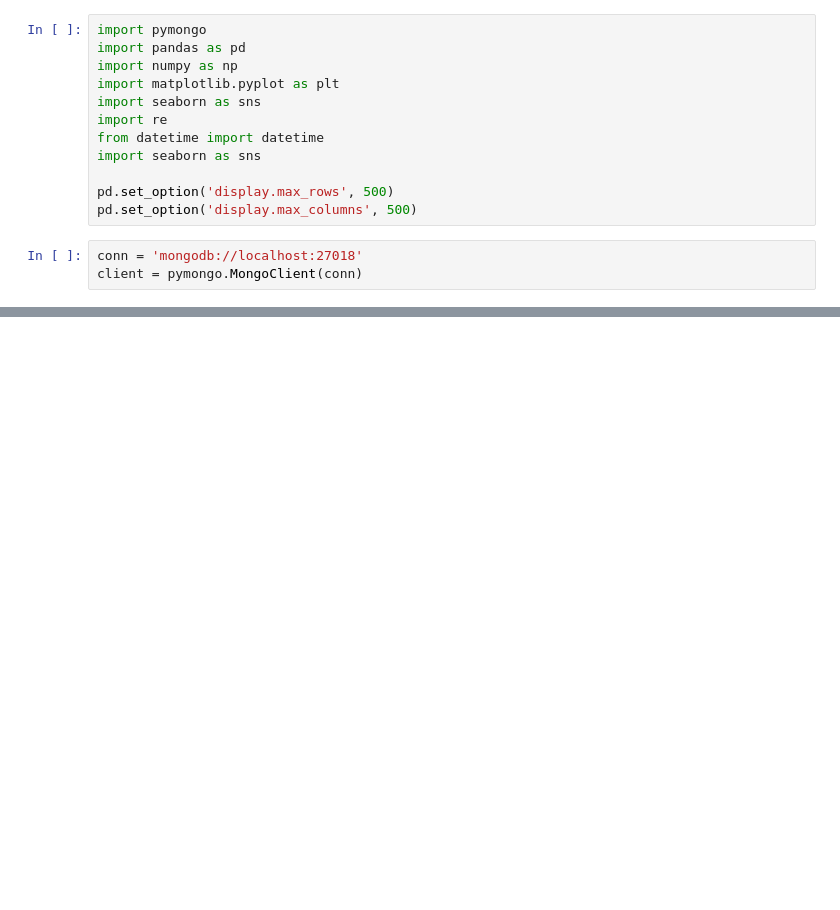
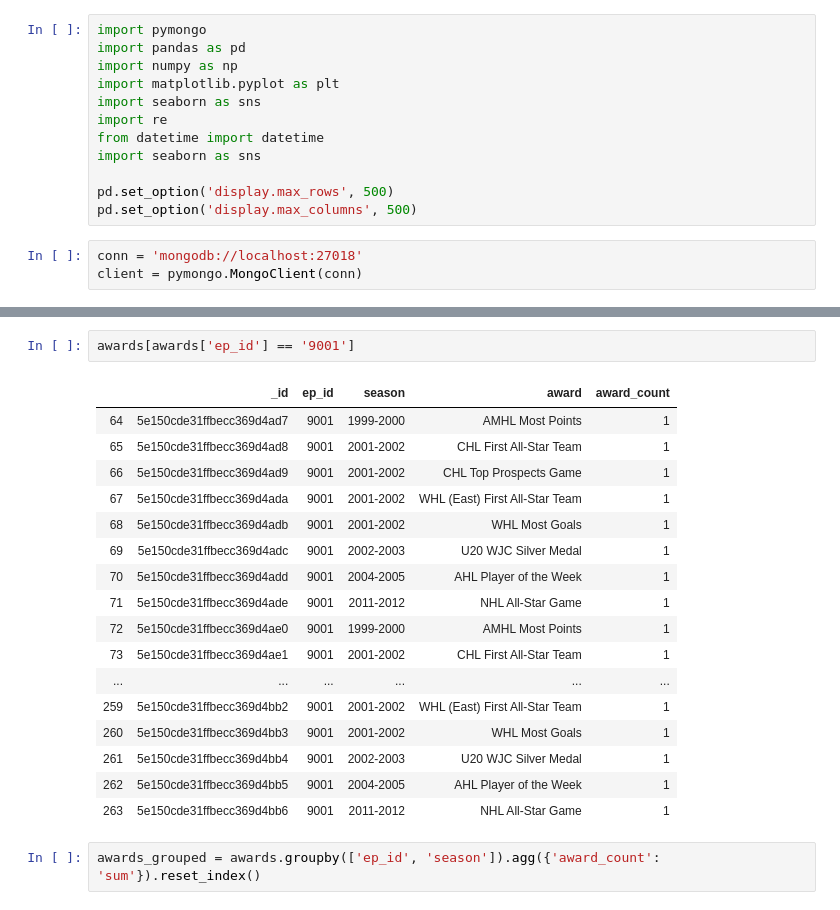
Before and after one commit to TomCallegari/ScoutingWithAI, a Jupyter notebook: Notebooks/Exploratory.ipynb, the cells around one changed output, grey strips where cells are left out. Cells and saved outputs as stored; diff of their text form; blank space fills up the shorter version.

```diff
--- a/Notebooks/Exploratory.ipynb
+++ b/Notebooks/Exploratory.ipynb
@@ -48,0 +51,22 @@ players[players['ep_id'] == '9001']
+# %%
+awards[awards['ep_id'] == '9001']
+# %% [output]
+|  | _id | ep_id | season | award | award_count |
+| 64 | 5e150cde31ffbecc369d4ad7 | 9001 | 1999-2000 | AMHL Most Points | 1 |
+| 65 | 5e150cde31ffbecc369d4ad8 | 9001 | 2001-2002 | CHL First All-Star Team | 1 |
+| 66 | 5e150cde31ffbecc369d4ad9 | 9001 | 2001-2002 | CHL Top Prospects Game | 1 |
+| 67 | 5e150cde31ffbecc369d4ada | 9001 | 2001-2002 | WHL (East) First All-Star Team | 1 |
+| 68 | 5e150cde31ffbecc369d4adb | 9001 | 2001-2002 | WHL Most Goals | 1 |
+| 69 | 5e150cde31ffbecc369d4adc | 9001 | 2002-2003 | U20 WJC Silver Medal | 1 |
+| 70 | 5e150cde31ffbecc369d4add | 9001 | 2004-2005 | AHL Player of the Week | 1 |
+| 71 | 5e150cde31ffbecc369d4ade | 9001 | 2011-2012 | NHL All-Star Game | 1 |
+| 72 | 5e150cde31ffbecc369d4ae0 | 9001 | 1999-2000 | AMHL Most Points | 1 |
+| 73 | 5e150cde31ffbecc369d4ae1 | 9001 | 2001-2002 | CHL First All-Star Team | 1 |
+| ... | ... | ... | ... | ... | ... |
+| 259 | 5e150cde31ffbecc369d4bb2 | 9001 | 2001-2002 | WHL (East) First All-Star Team | 1 |
+| 260 | 5e150cde31ffbecc369d4bb3 | 9001 | 2001-2002 | WHL Most Goals | 1 |
+| 261 | 5e150cde31ffbecc369d4bb4 | 9001 | 2002-2003 | U20 WJC Silver Medal | 1 |
+| 262 | 5e150cde31ffbecc369d4bb5 | 9001 | 2004-2005 | AHL Player of the Week | 1 |
+| 263 | 5e150cde31ffbecc369d4bb6 | 9001 | 2011-2012 | NHL All-Star Game | 1 |
+# %%
+awards_grouped = awards.groupby(['ep_id', 'season']).agg({'award_count': 'sum'}).reset_index()
```
Also changed, not shown: parts of 8 cells of this notebook, 1 other file.
